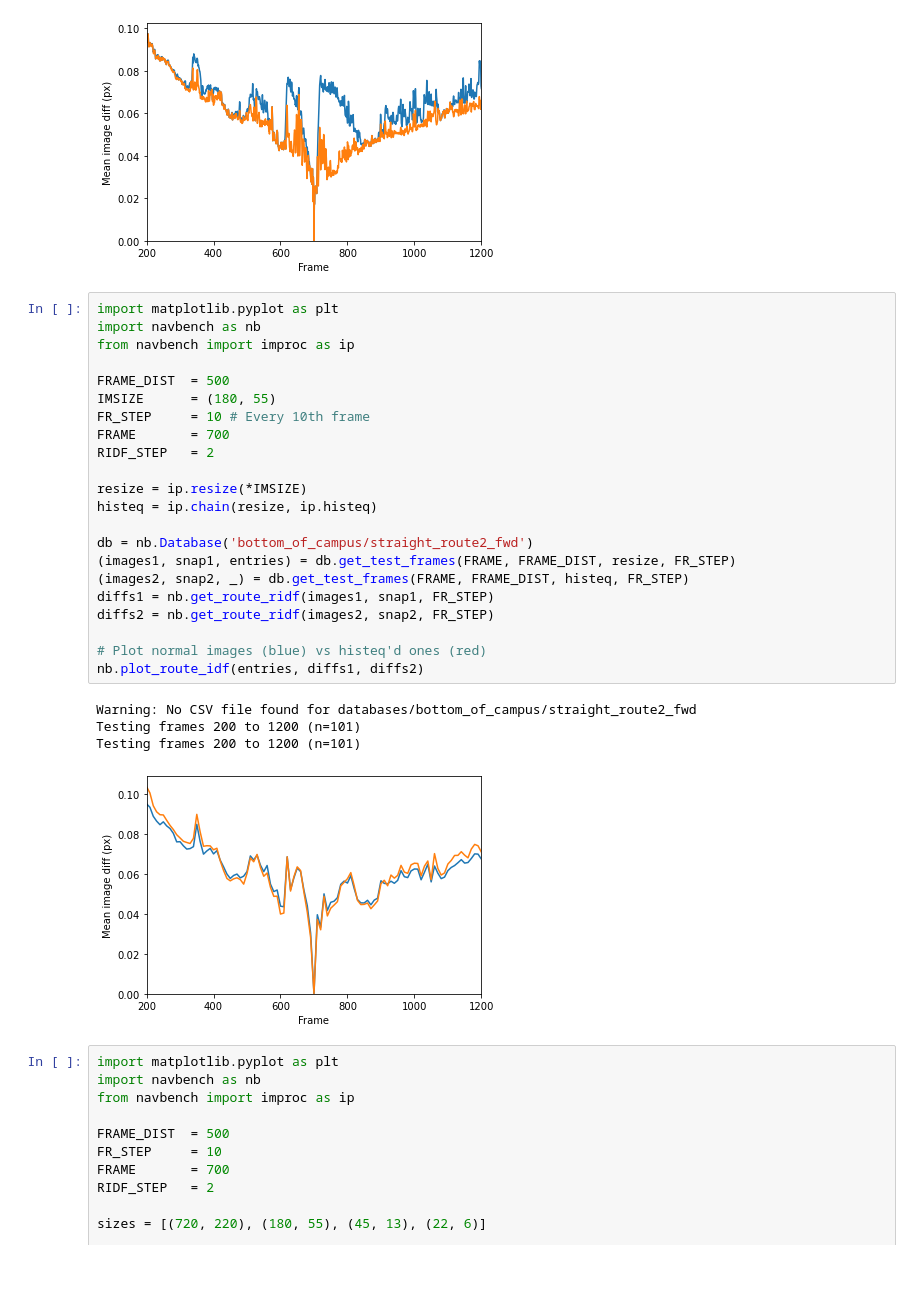
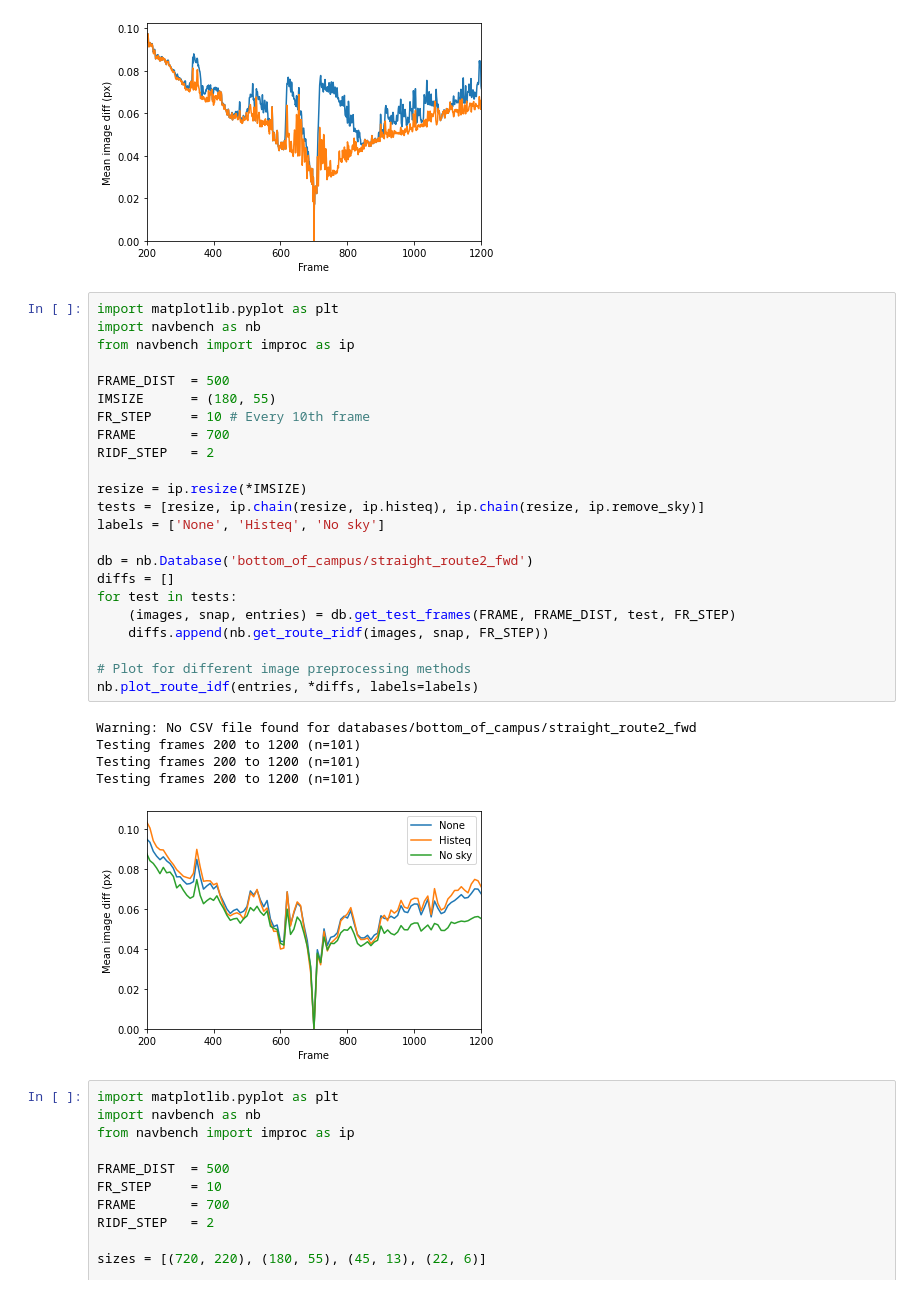
Before and after one commit to BrainsOnBoard/navbench, a Jupyter notebook: route_idfs_campus.ipynb, the cells around one changed output. Saved outputs shown, nothing was run; the diff lists cells and outputs as text.

```diff
--- a/route_idfs_campus.ipynb
+++ b/route_idfs_campus.ipynb
@@ -22,30 +22,32 @@ Testing frames 200 to 1200 (n=1001)
 # %%
 import matplotlib.pyplot as plt
 import navbench as nb
 from navbench import improc as ip
 
 FRAME_DIST  = 500
 IMSIZE      = (180, 55)
 FR_STEP     = 10 # Every 10th frame
 FRAME       = 700
 RIDF_STEP   = 2
 
 resize = ip.resize(*IMSIZE)
-histeq = ip.chain(resize, ip.histeq)
+tests = [resize, ip.chain(resize, ip.histeq), ip.chain(resize, ip.remove_sky)]
+labels = ['None', 'Histeq', 'No sky']
 
 db = nb.Database('bottom_of_campus/straight_route2_fwd')
-(images1, snap1, entries) = db.get_test_frames(FRAME, FRAME_DIST, resize, FR_STEP)
-(images2, snap2, _) = db.get_test_frames(FRAME, FRAME_DIST, histeq, FR_STEP)
-diffs1 = nb.get_route_ridf(images1, snap1, FR_STEP)
-diffs2 = nb.get_route_ridf(images2, snap2, FR_STEP)
+diffs = []
+for test in tests:
+    (images, snap, entries) = db.get_test_frames(FRAME, FRAME_DIST, test, FR_STEP)
+    diffs.append(nb.get_route_ridf(images, snap, FR_STEP))
 
-# Plot normal images (blue) vs histeq'd ones (red)
-nb.plot_route_idf(entries, diffs1, diffs2)
+# Plot for different image preprocessing methods
+nb.plot_route_idf(entries, *diffs, labels=labels)
 # %% [output]
 Warning: No CSV file found for databases/bottom_of_campus/straight_route2_fwd
 Testing frames 200 to 1200 (n=101)
 Testing frames 200 to 1200 (n=101)
+Testing frames 200 to 1200 (n=101)
-[figure, old version]
+[figure, new version]
 # %%
 import matplotlib.pyplot as plt
 import navbench as nb
```
Also changed, not shown: 3 other files.
